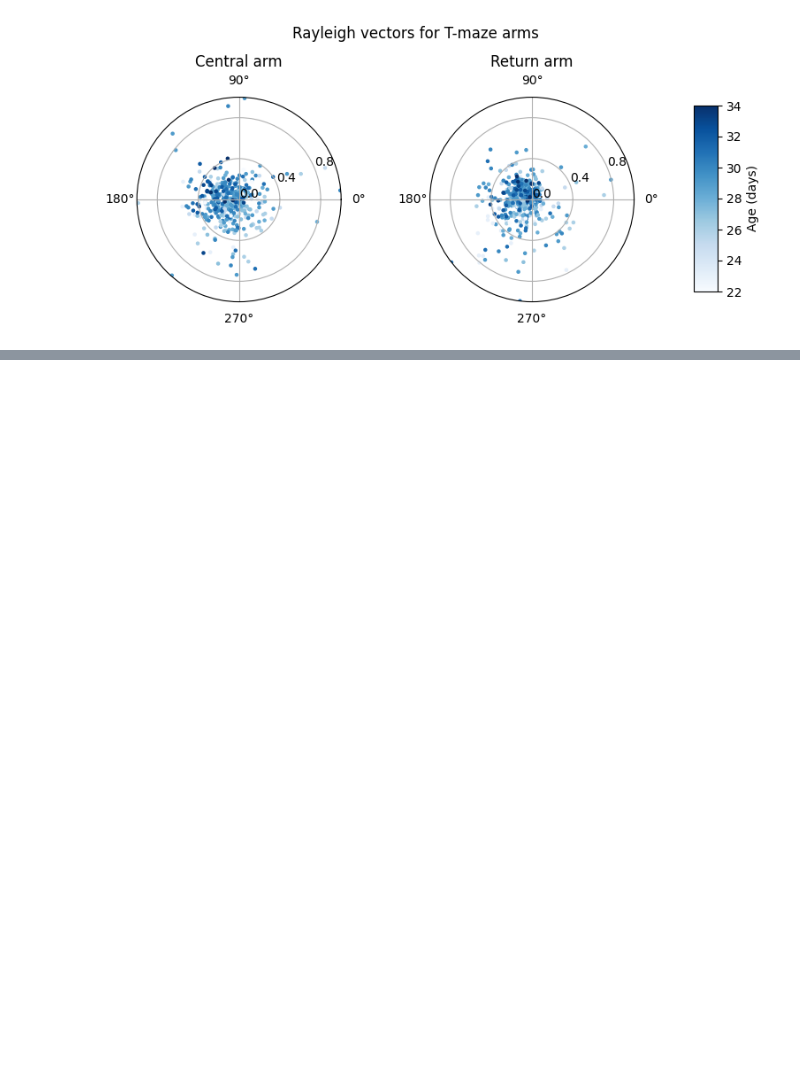
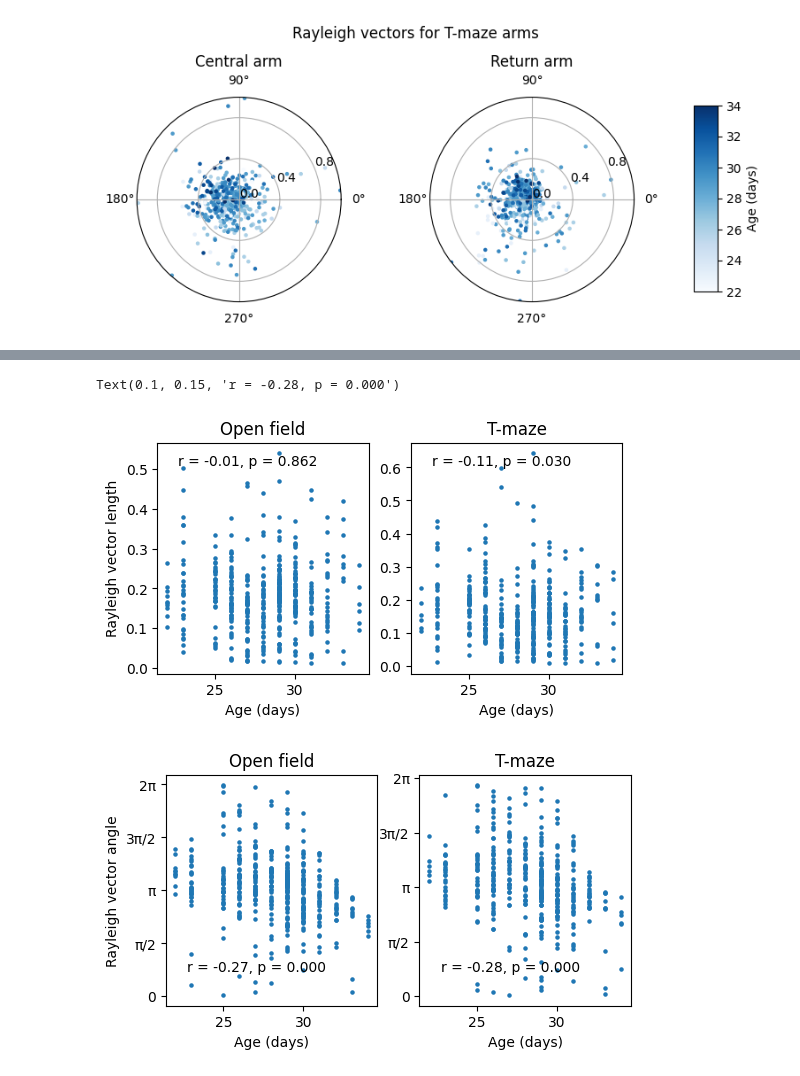
Before and after one commit to jakeswann1/SpElT, a Jupyter notebook: analysis/Rayleigh Vector Analysis.ipynb, the cells around one changed output, grey strips where cells are left out. Saved outputs shown, nothing was run; the diff lists cells and outputs as text; code cells hidden in the pictures; blank space fills up the shorter version.

Commit message:
Added correlation for vector length & angle vs age

```diff
--- a/analysis/Rayleigh Vector Analysis.ipynb
+++ b/analysis/Rayleigh Vector Analysis.ipynb
@@ -301,0 +302,53 @@ Text(0.5, 1.1, 'Difference in Rayleigh vector between T-maze arms')
+# %%
+import numpy as np
+from scipy.stats import pearsonr
+
+# Scatter plot of absolute vector length in open field vs age
+fig, ax = plt.subplots(1, 2, figsize = (6, 3))
+ax[0].scatter(df_rayleigh.loc[df_rayleigh['trial_type'] == 'open-field', 'age'], df_rayleigh.loc[df_rayleigh['trial_type'] == 'open-field', 'rayleigh_vector_length'], s = 5)
+ax[0].set_title('Open field')
+ax[0].set_xlabel('Age (days)')
+ax[0].set_ylabel('Rayleigh vector length')
+# Plot correlation between age and vector length and signifiance
+r, p = pearsonr(df_rayleigh.loc[df_rayleigh['trial_type'] == 'open-field', 'age'], df_rayleigh.loc[df_rayleigh['trial_type'] == 'open-field', 'rayleigh_vector_length'])
+ax[0].text(0.1, 0.9, f'r = {r:.2f}, p = {p:.3f}', transform=ax[0].transAxes)
+
+ax[1].scatter(df_rayleigh.loc[df_rayleigh['trial_type'] == 't-maze', 'age'], df_rayleigh.loc[df_rayleigh['trial_type'] == 't-maze', 'rayleigh_vector_length'], s = 5)
+ax[1].set_title('T-maze')
+ax[1].set_xlabel('Age (days)')
+# ax[1].set_ylabel('Rayleigh vector length')
+# Add correlation between age and vector length to title, and significance
+r, p = pearsonr(df_rayleigh.loc[df_rayleigh['trial_type'] == 't-maze', 'age'], df_rayleigh.loc[df_rayleigh['trial_type'] == 't-maze', 'rayleigh_vector_length'])
+ax[1].text(0.1, 0.9, f'r = {r:.2f}, p = {p:.3f}', transform=ax[1].transAxes)
+
+# Scatter plot of absolute vector angle in open field vs age (wrap into 0-2pi range)
+fig, ax = plt.subplots(1, 2, figsize=(6, 3))
+open_field_angles = df_rayleigh.loc[df_rayleigh['trial_type'] == 'open-field', 'rayleigh_vector_angle']
+open_field_angles_wrapped = np.where(open_field_angles < 0, open_field_angles + 2*np.pi, open_field_angles)
+ax[0].scatter(df_rayleigh.loc[df_rayleigh['trial_type'] == 'open-field', 'age'], open_field_angles_wrapped, s=5)
+ax[0].set_title('Open field')
+ax[0].set_xlabel('Age (days)')
+ax[0].set_ylabel('Rayleigh vector angle')
+ax[0].set_yticks([0, np.pi/2, np.pi, 3*np.pi/2, 2*np.pi])
+ax[0].set_yticklabels(['0', 'π/2', 'π', '3π/2', '2π'])
+# Plot correlation between age and vector angle and signifiance
+r, p = pearsonr(df_rayleigh.loc[df_rayleigh['trial_type'] == 'open-field', 'age'], open_field_angles_wrapped)
+ax[0].text(0.1, 0.15, f'r = {r:.2f}, p = {p:.3f}', transform=ax[0].transAxes)
+
+
+
+t_maze_angles = df_rayleigh.loc[df_rayleigh['trial_type'] == 't-maze', 'rayleigh_vector_angle']
+t_maze_angles_wrapped = np.where(t_maze_angles < 0, t_maze_angles + 2*np.pi, t_maze_angles)
+ax[1].scatter(df_rayleigh.loc[df_rayleigh['trial_type'] == 't-maze', 'age'], t_maze_angles_wrapped, s=5)
+ax[1].set_title('T-maze')
+ax[1].set_xlabel('Age (days)')
+ax[1].set_yticks([0, np.pi/2, np.pi, 3*np.pi/2, 2*np.pi])
+ax[1].set_yticklabels(['0', 'π/2', 'π', '3π/2', '2π'])
+# ax[1].set_ylabel('Rayleigh vector angle')
+# Add correlation between age and vector angle to title, and significance
+r, p = pearsonr(df_rayleigh.loc[df_rayleigh['trial_type'] == 't-maze', 'age'], t_maze_angles_wrapped)
+ax[1].text(0.1, 0.15, f'r = {r:.2f}, p = {p:.3f}', transform=ax[1].transAxes)
+# %% [output]
+Text(0.1, 0.15, 'r = -0.28, p = 0.000')
+[figure, added]
+[figure, added]
```
Also changed, not shown: parts of 3 cells of this notebook.
